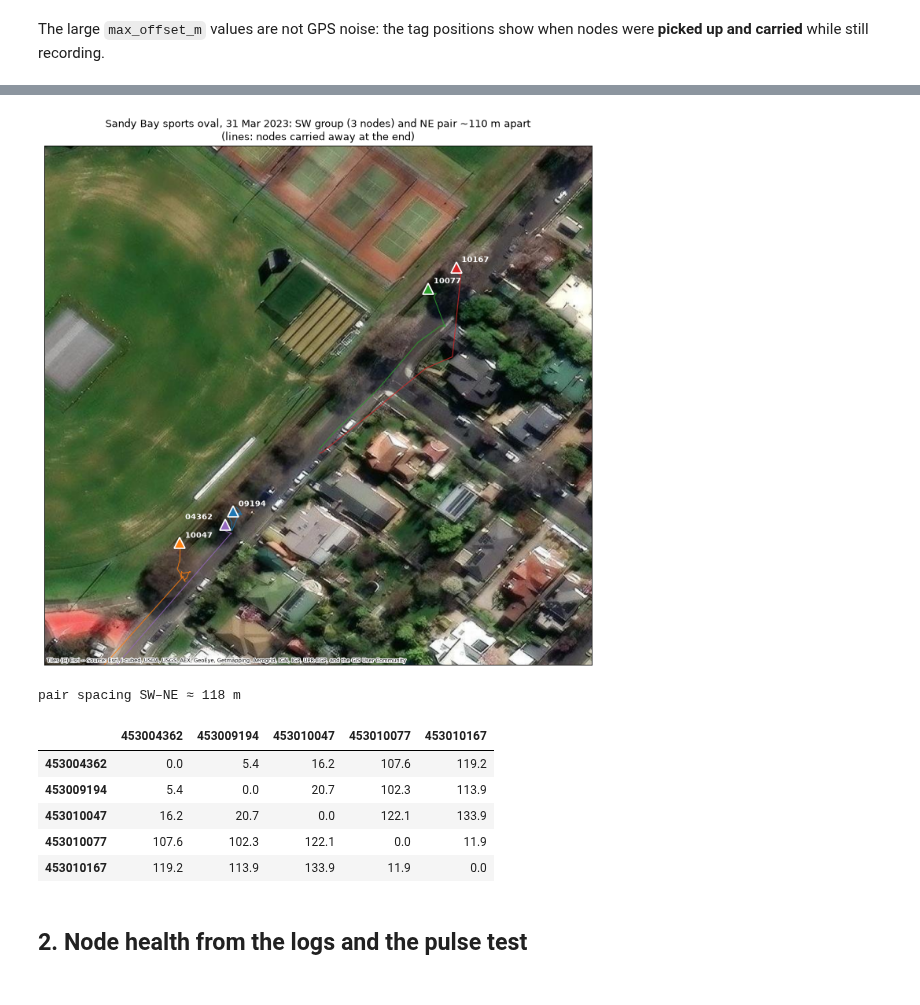
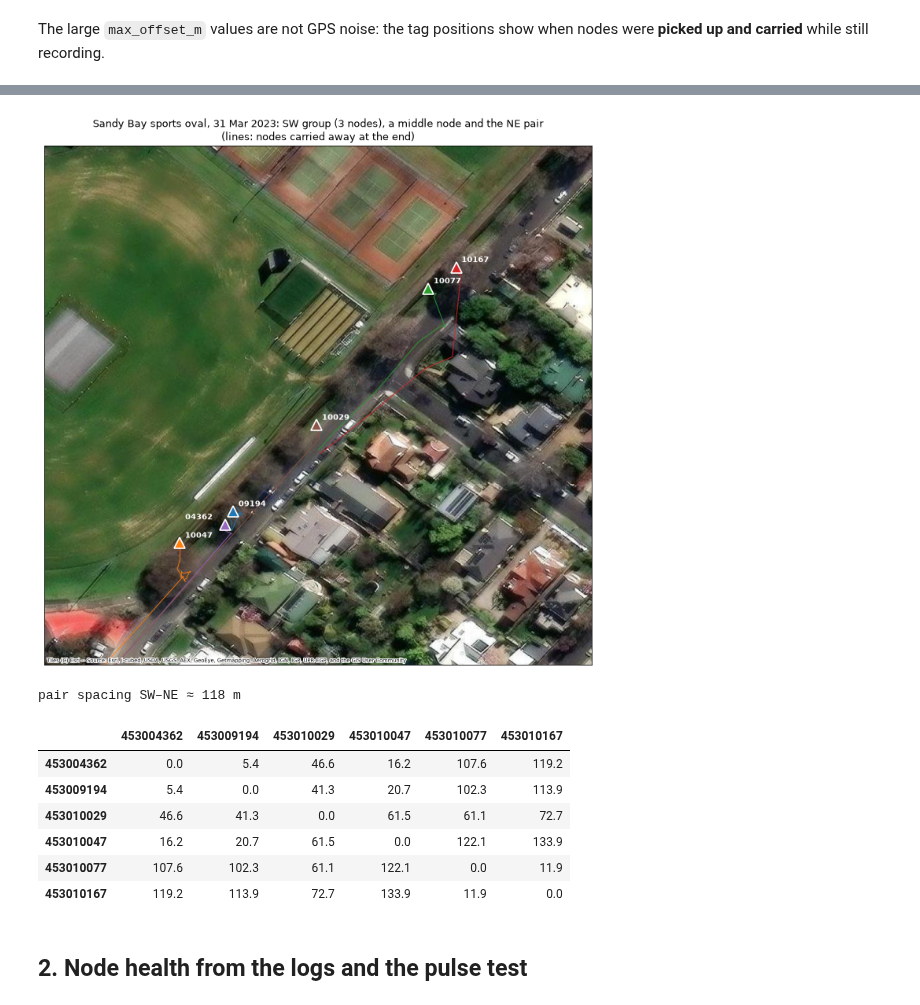
Before and after one commit to TobbeTripitaka/node_toolbox, a Jupyter notebook: notebooks/break_test.ipynb, the cells around one changed output, grey strips where cells are left out. Cells and saved outputs as stored; diff of their text form; code cells hidden in the pictures.

```diff
--- a/notebooks/break_test.ipynb
+++ b/notebooks/break_test.ipynb
@@ -18,7 +18,7 @@ plt.rcParams["figure.dpi"] = 80
 
 BT = Path("../data/break_test")
 SERIALS = sorted(p.name for p in BT.iterdir() if p.is_dir())
-COL = dict(zip(SERIALS, ["C4", "C0", "C1", "C2", "C3"]))
+COL = dict(zip(SERIALS, ["C4", "C0", "C5", "C1", "C2", "C3"]))
 def dld_file(serial, session=0, comp="Z"):
     return next((BT / serial).glob(f"*/seis{session:03d}{comp}.DLD"))
 def read3(serial, session, t0=None, t1=None):
@@ -65,42 +67,45 @@ Name: first position > 20 m from install (31 Mar), dtype: datetime64[us, UTC]
 # %%
 def site_map(ax, d, pad=40, zoom=19, title="", tracks=None):
     g = gpd.GeoDataFrame(d, geometry=gpd.points_from_xy(d.longitude, d.latitude), crs=4326).to_crs(3857)
     if tracks is not None:
         for s, tr in tracks.items():
             tg = gpd.GeoSeries(gpd.points_from_xy(tr.longitude, tr.latitude), crs=4326).to_crs(3857)
             ax.plot(tg.x, tg.y, "-", color=COL[s], lw=1, alpha=.8)
     for _, r in g.iterrows():
         ax.plot(r.geometry.x, r.geometry.y, "^", ms=12, color=COL[r.serial], mec="w", mew=1.5)
         ax.annotate(r.serial[-5:], (r.geometry.x, r.geometry.y), xytext=(-46, 6) if r.serial == "453004362" else (6, 6), textcoords="offset points",
                     color="w", fontsize=9, fontweight="bold")
     b = g.total_bounds
     ax.set_xlim(b[0] - pad, b[2] + pad); ax.set_ylim(b[1] - pad, b[3] + pad)
     cx.add_basemap(ax, source=cx.providers.Esri.WorldImagery, zoom=zoom, attribution_size=6)
     ax.set_title(title); ax.set_xticks([]); ax.set_yticks([])
     return g
 
 fig, ax = plt.subplots(figsize=(9, 9))
 tracks = {s: moves(s, 0)[0] for s in SERIALS}
-site_map(ax, deps, pad=60, title="Sandy Bay sports oval, 31 Mar 2023: SW group (3 nodes) and NE pair ~110 m apart\n(lines: nodes carried away at the end)", tracks=tracks)
+site_map(ax, deps, pad=60, title="Sandy Bay sports oval, 31 Mar 2023: SW group (3 nodes), a middle node and the NE pair\n(lines: nodes carried away at the end)", tracks=tracks)
 plt.tight_layout()
 # %% [output]
-[figure, old version]
+[figure, new version]
 # %%
 d0 = deps[deps.session == 0].set_index("serial")
 dist = pd.DataFrame({a: {b: loc.distance_m(d0.latitude[a], d0.longitude[a], d0.latitude[b], d0.longitude[b]) for b in SERIALS} for a in SERIALS}).round(1)
 SW_GROUP = ["453009194", "453004362", "453010047"]       # 453004362 stands 5 m from 453009194
 SW, NE = ["453009194", "453010047"], ["453010077", "453010167"]   # pairs used for detection (21 m and 12 m)
 GROUP = {"SW": SW_GROUP, "NE": NE}
+MID = "453010029"                                          # midway: 41 m from the SW group, 61 m from the NE pair
+ORDER = sorted(SERIALS, key=lambda s: dist.loc["453010047", s])   # along the road, SW → NE
 PAIR_DIST = float(np.mean([dist.loc[a, b] for a in SW for b in NE]))
 print(f"pair spacing SW–NE ≈ {PAIR_DIST:.0f} m"); dist
 # %% [output]
 pair spacing SW–NE ≈ 118 m
-|  | 453004362 | 453009194 | 453010047 | 453010077 | 453010167 |
-| 453004362 | 0.0 | 5.4 | 16.2 | 107.6 | 119.2 |
-| 453009194 | 5.4 | 0.0 | 20.7 | 102.3 | 113.9 |
-| 453010047 | 16.2 | 20.7 | 0.0 | 122.1 | 133.9 |
-| 453010077 | 107.6 | 102.3 | 122.1 | 0.0 | 11.9 |
-| 453010167 | 119.2 | 113.9 | 133.9 | 11.9 | 0.0 |
+|  | 453004362 | 453009194 | 453010029 | 453010047 | 453010077 | 453010167 |
+| 453004362 | 0.0 | 5.4 | 46.6 | 16.2 | 107.6 | 119.2 |
+| 453009194 | 5.4 | 0.0 | 41.3 | 20.7 | 102.3 | 113.9 |
+| 453010029 | 46.6 | 41.3 | 0.0 | 61.5 | 61.1 | 72.7 |
+| 453010047 | 16.2 | 20.7 | 61.5 | 0.0 | 122.1 | 133.9 |
+| 453010077 | 107.6 | 102.3 | 61.1 | 122.1 | 0.0 | 11.9 |
+| 453010167 | 119.2 | 113.9 | 72.7 | 133.9 | 11.9 | 0.0 |
 # %% [markdown]
 ## 2. Node health from the logs and the pulse test
 # %%
```
Also changed, not shown: parts of 11 cells of this notebook, 15 other files.
